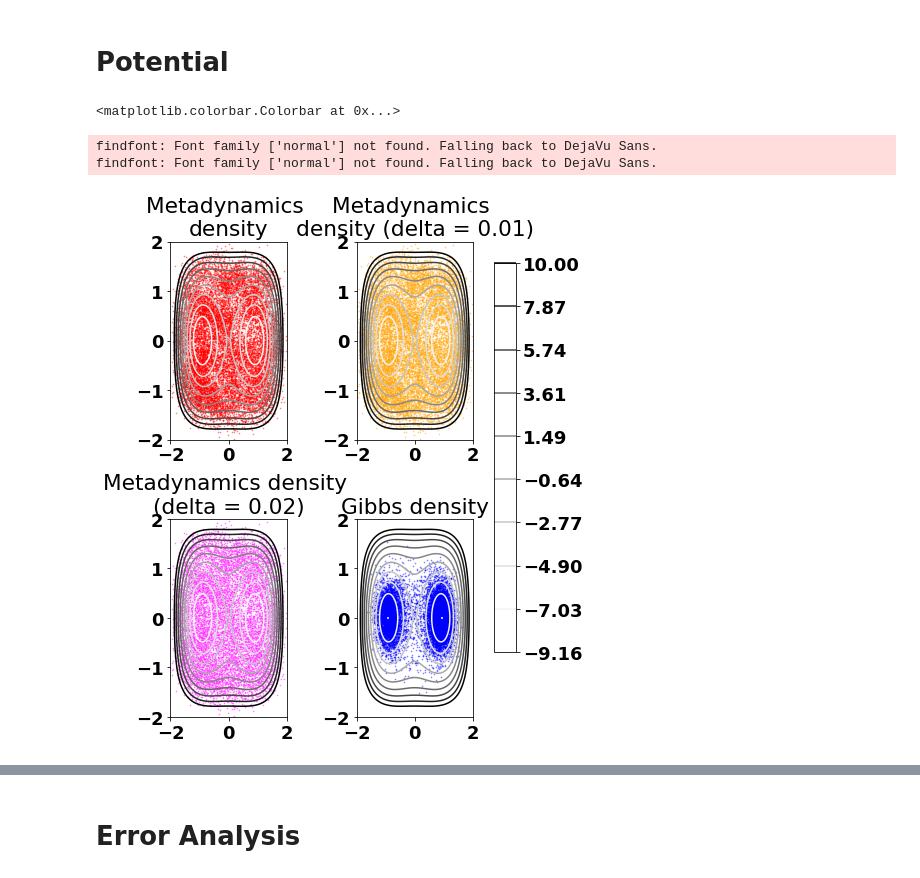
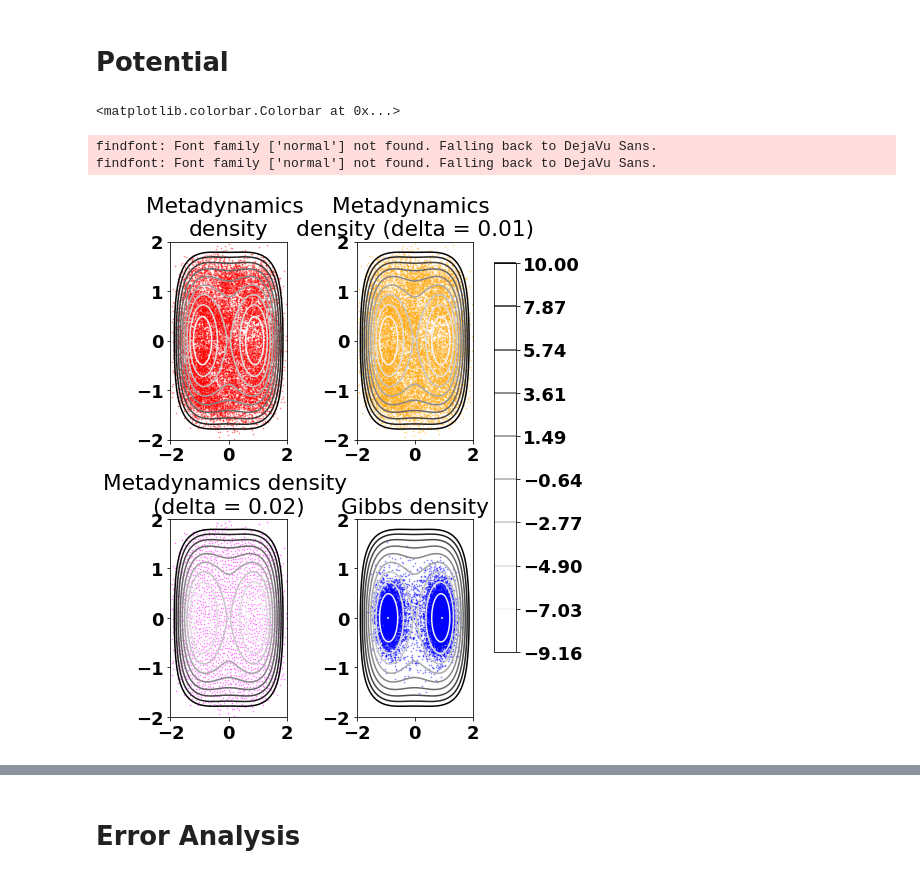
Before and after one commit to ShashankSule/TMDmaps, a Jupyter notebook: Twowell/Error_analysis_twowell.ipynb, the cells around one changed output, grey strips where cells are left out. Saved outputs shown, nothing was run; the diff lists cells and outputs as text; code cells hidden in the pictures.

```diff
--- a/Twowell/Error_analysis_twowell.ipynb
+++ b/Twowell/Error_analysis_twowell.ipynb
@@ -55,7 +55,7 @@ ymin, ymax = -2.0, 2.0
 nx, ny = 128, 128
 volume = (xmax - xmin)*(ymax - ymin)
 net_1 = helpers.epsilon_net(metad_data, 0.01)[0]
-net_2 = helpers.epsilon_net(metad_data, 0.02)[0]
+net_2 = helpers.epsilon_net(metad_data, 0.06)[0]
 
 # Plot potential on a grid
 fig, ((ax1, ax2), (ax3, ax4)) = plt.subplots(2,2, figsize=(6,6))
@@ -65,31 +65,31 @@ grid_min = np.min(potential_grid)
 #print("grid minimum is: %d" % grid_min)
 contour_levels = np.linspace(grid_min, 10, 10)
 im = ax1.contour(xx, yy, potential_grid, cmap = 'Greys', levels=contour_levels)
 ax1.scatter(metad_data[0,:], metad_data[1,:], c = 'red', alpha = 0.4, s=0.5)
 ax1.set(title = "Metadynamics \ndensity", xlim = (xmin,xmax),ylim = (ymin, ymax))
 ax2.contour(xx, yy, potential_grid, cmap = 'Greys', levels=contour_levels)
 ax2.scatter(metad_data[0,net_1], metad_data[1,net_1], c = 'orange', alpha = 0.4, s=0.5)
 ax2.set(title = "Metadynamics \ndensity (delta = 0.01)", xlim = (xmin,xmax),ylim = (ymin, ymax))
 ax3.contour(xx, yy, potential_grid, cmap = 'Greys', levels=contour_levels)
 ax3.scatter(metad_data[0,net_2], metad_data[1,net_2], c = 'magenta', alpha = 0.4, s=0.5)
 ax3.set(title = "Metadynamics density \n(delta = 0.02)", xlim = (xmin,xmax),ylim = (ymin, ymax))
 ax4.contour(xx, yy, potential_grid, cmap = 'Greys', levels=contour_levels)
 ax4.scatter(gibbs_data[0,:], gibbs_data[1,:], c = 'blue', alpha = 0.4, s=0.5)
 ax4.set(title = "Gibbs density", xlim = (xmin,xmax),ylim = (ymin, ymax))
 #plt.legend()
 plt.subplots_adjust(left=0.1,
                     bottom=0.1,
                     right=0.9,
                     top=1.2,
                     wspace=0.6,
                     hspace=0.4)
 fig.subplots_adjust(right=0.8)
 cbar_ax = fig.add_axes([0.85, 0.25, 0.05, 0.9])
 fig.colorbar(im, cax=cbar_ax)
 # plt.savefig("twowell_sampling.png")
 # plt.title("Two-well Potential")
 # %% [output]
 <matplotlib.colorbar.Colorbar at 0x...>
 findfont: Font family ['normal'] not found. Falling back to DejaVu Sans.
 findfont: Font family ['normal'] not found. Falling back to DejaVu Sans.
-[figure, old version]
+[figure, new version]
```
Also changed, not shown: parts of 4 cells of this notebook, 8 other files.
